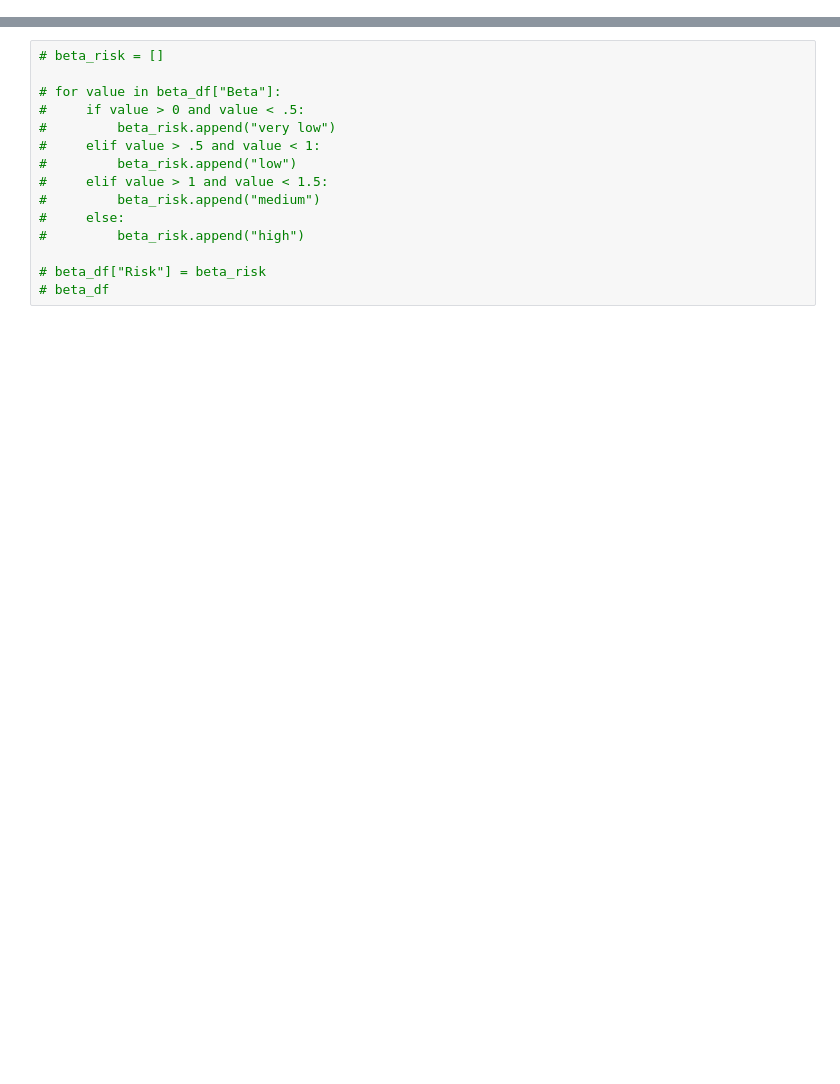
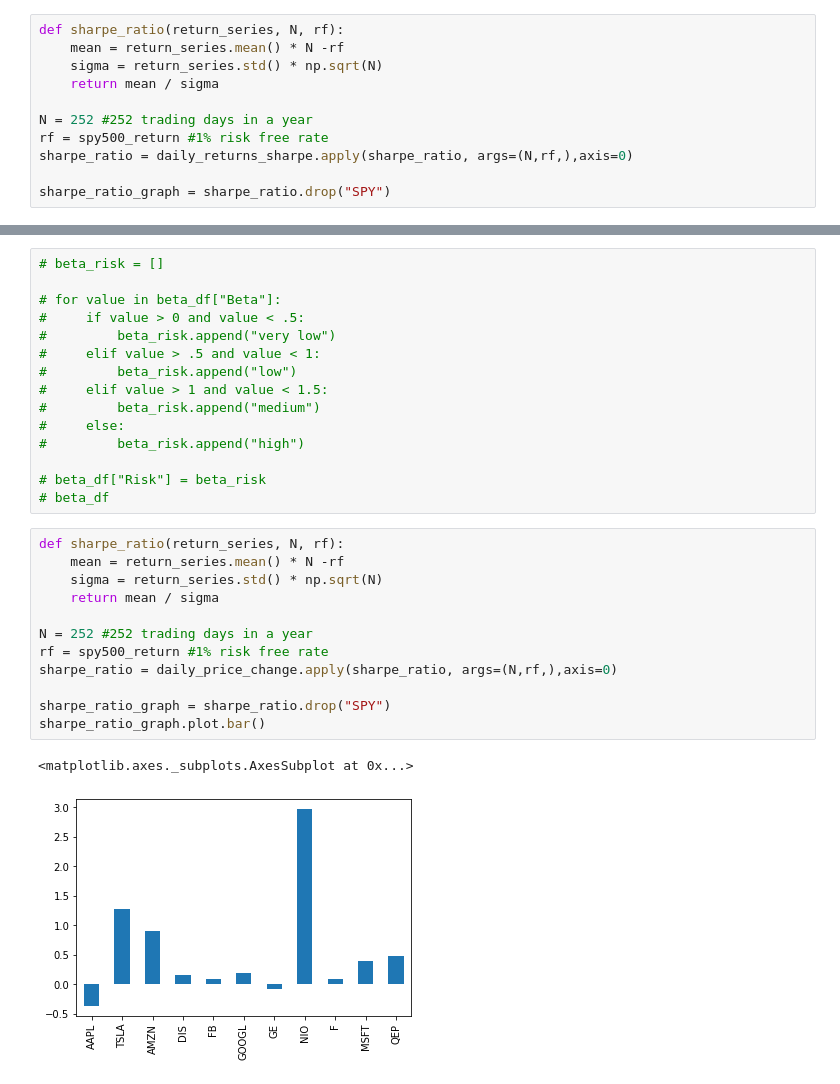
Before and after one commit to jtmcginley123/project-two, a Jupyter notebook: Jorge/sharpe_ratio.ipynb, the cells around one changed output, grey strips where cells are left out. Drawn from its saved outputs; the diff is of its cells as text; blank space fills up the shorter version.

```diff
--- a/Jorge/sharpe_ratio.ipynb
+++ b/Jorge/sharpe_ratio.ipynb
@@ -527,3 +600,14 @@ bar_beta
 # %%
 dfline = px.line(df_closing_prices, title="Stock Prices January 2020 - January 2021", labels={"value":"Price", "index":"Date"})
 dfline
+# %%
+def sharpe_ratio(return_series, N, rf):
+    mean = return_series.mean() * N -rf
+    sigma = return_series.std() * np.sqrt(N)
+    return mean / sigma
+
+N = 252 #252 trading days in a year
+rf = spy500_return #1% risk free rate
+sharpe_ratio = daily_returns_sharpe.apply(sharpe_ratio, args=(N,rf,),axis=0)
+
+sharpe_ratio_graph = sharpe_ratio.drop("SPY")
@@ -542,3 +629,18 @@ dfline
 
 # beta_df["Risk"] = beta_risk
 # beta_df
+# %%
+def sharpe_ratio(return_series, N, rf):
+    mean = return_series.mean() * N -rf
+    sigma = return_series.std() * np.sqrt(N)
+    return mean / sigma
+
+N = 252 #252 trading days in a year
+rf = spy500_return #1% risk free rate
+sharpe_ratio = daily_price_change.apply(sharpe_ratio, args=(N,rf,),axis=0)
+
+sharpe_ratio_graph = sharpe_ratio.drop("SPY")
+sharpe_ratio_graph.plot.bar()
+# %% [output]
+<matplotlib.axes._subplots.AxesSubplot at 0x...>
+[figure, added]
```
Also changed, not shown: parts of 14 cells of this notebook.
